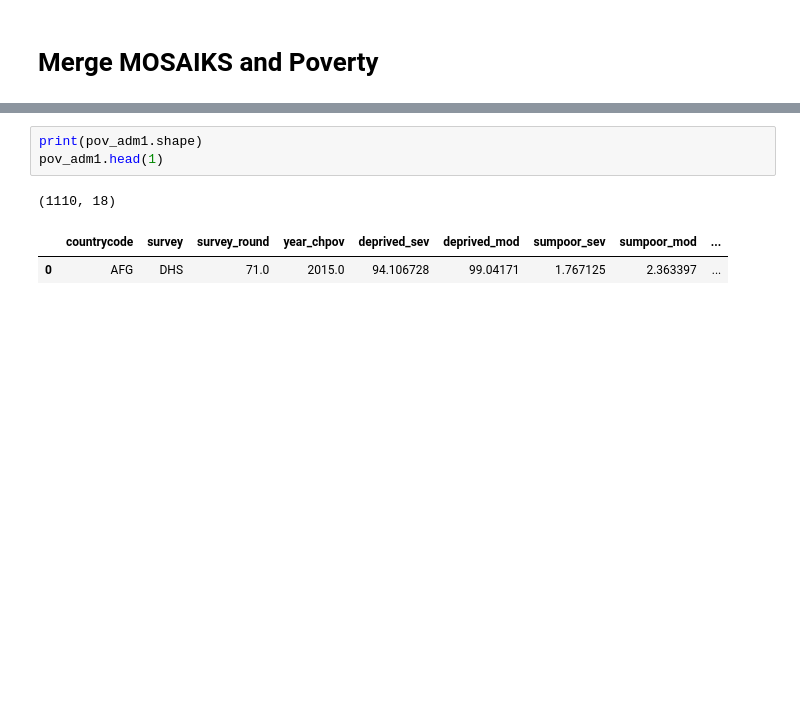
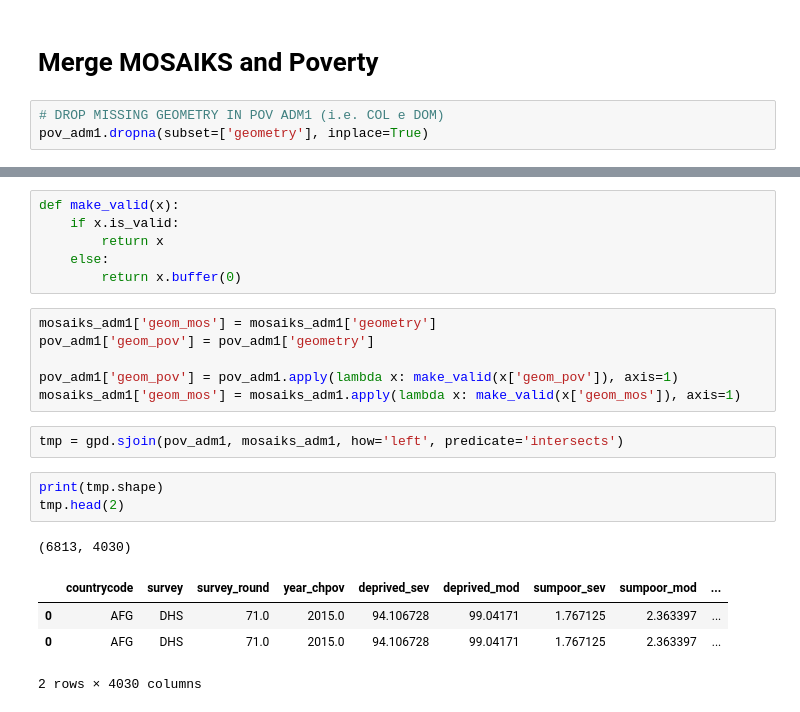
Before and after one commit to marinavicini/child_poverty_iraq, a Jupyter notebook: notebooks/1.2_mv_load-adm1-data.ipynb, the cells around one changed output, grey strips where cells are left out. Cells and saved outputs as stored; diff of their text form; blank space fills up the shorter version.

Commit message:
merge pov and mosaiks

```diff
--- a/notebooks/1.2_mv_load-adm1-data.ipynb
+++ b/notebooks/1.2_mv_load-adm1-data.ipynb
@@ -219,3 +221,6 @@ pov_adm1[pov_adm1['countrycode']=='IRQ'].plot(column='deprived_sev', cmap='cool'
 [figure]
 # %% [markdown]
 # Merge MOSAIKS and Poverty
+# %%
+# DROP MISSING GEOMETRY IN POV ADM1 (i.e. COL e DOM)
+pov_adm1.dropna(subset=['geometry'], inplace=True)
@@ -222,7 +316,23 @@ pov_adm1[pov_adm1['countrycode']=='IRQ'].plot(column='deprived_sev', cmap='cool'
+# %%
+def make_valid(x):
+    if x.is_valid:
+        return x
+    else:
+        return x.buffer(0)
+# %%
+mosaiks_adm1['geom_mos'] = mosaiks_adm1['geometry']
+pov_adm1['geom_pov'] = pov_adm1['geometry']
+
+pov_adm1['geom_pov'] = pov_adm1.apply(lambda x: make_valid(x['geom_pov']), axis=1)
+mosaiks_adm1['geom_mos'] = mosaiks_adm1.apply(lambda x: make_valid(x['geom_mos']), axis=1)
+# %%
+tmp = gpd.sjoin(pov_adm1, mosaiks_adm1, how='left', predicate='intersects')
 # %%
-print(pov_adm1.shape)
-pov_adm1.head(1)
+print(tmp.shape)
+tmp.head(2)
 # %% [output]
-(1110, 18)
+(6813, 4030)
 |  | countrycode | survey | survey_round | year_chpov | deprived_sev | deprived_mod | sumpoor_sev | sumpoor_mod | ... |
 | 0 | AFG | DHS | 71.0 | 2015.0 | 94.106728 | 99.04171 | 1.767125 | 2.363397 | ... |
+| 0 | AFG | DHS | 71.0 | 2015.0 | 94.106728 | 99.04171 | 1.767125 | 2.363397 | ... |
+2 rows × 4030 columns
```
Also changed, not shown: parts of 37 cells of this notebook.
